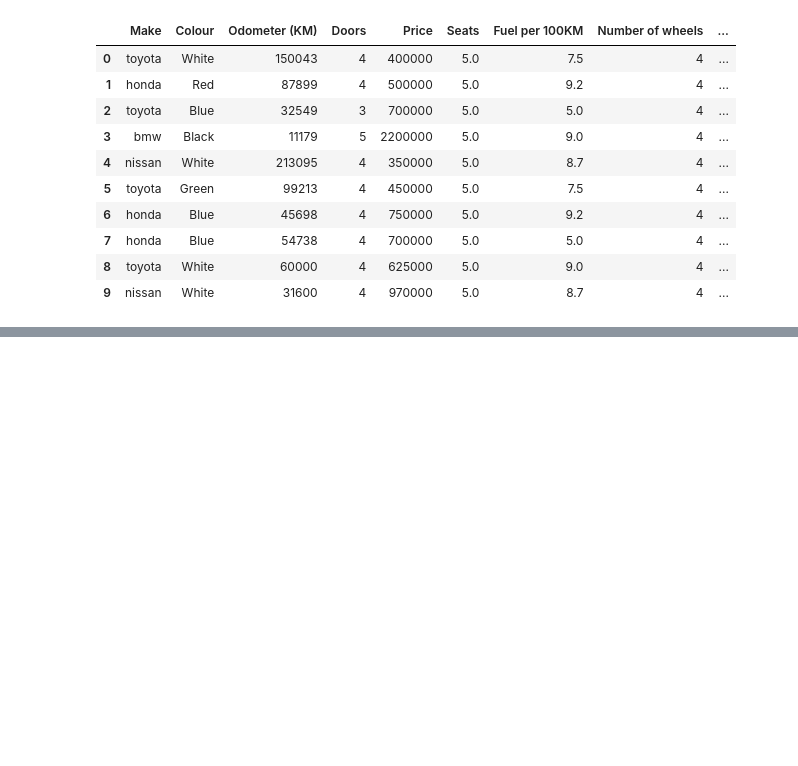
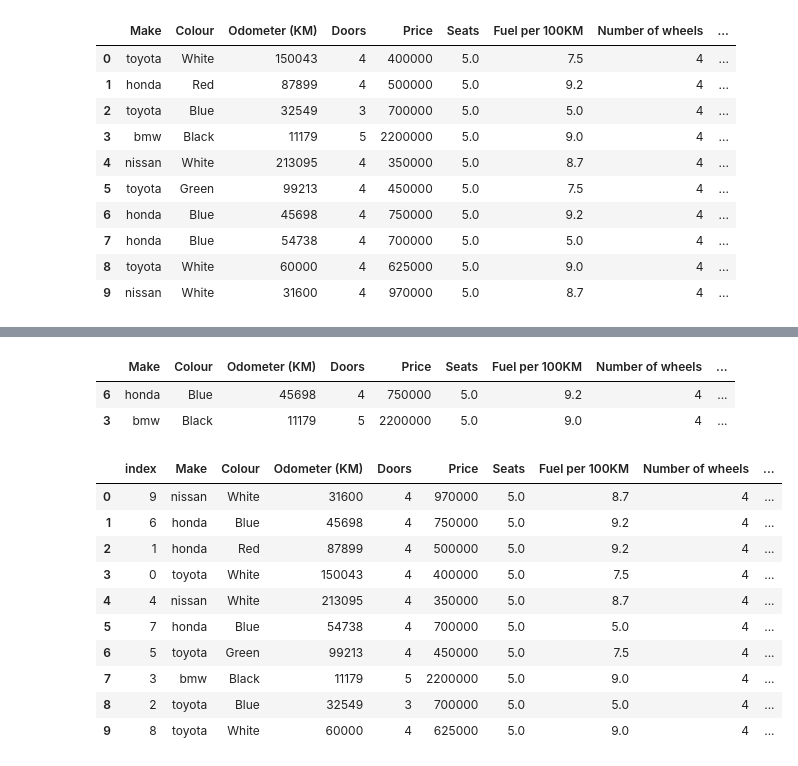
Before and after one commit to Rdpm0509/ztm_ai_ml_datascience, a Jupyter notebook: introduction-to-pandas.ipynb, the cells around one changed output, grey strips where cells are left out. Saved outputs shown, nothing was run; the diff lists cells and outputs as text; code cells hidden in the pictures; blank space fills up the shorter version.

Commit message:
manipulating data part 3

```diff
--- a/introduction-to-pandas.ipynb
+++ b/introduction-to-pandas.ipynb
@@ -529,0 +532,4 @@ car_sales
+# %%
+# Let's shuffle a fraction of the data (or csv data, or dataframe, or sample) we have
+car_sales_shuffled = car_sales.sample(frac=1)
+car_sales_shuffled
@@ -529,0 +548,24 @@ car_sales
+# %%
+# Let's consider only 20% of the data. Sometimes if your dataset is large enough it is a best practice to get a smaller version
+car_sales_shuffled.sample(frac=0.2)
+# %% [output]
+|  | Make | Colour | Odometer (KM) | Doors | Price | Seats | Fuel per 100KM | Number of wheels | ... |
+| 6 | honda | Blue | 45698 | 4 | 750000 | 5.0 | 9.2 | 4 | ... |
+| 3 | bmw | Black | 11179 | 5 | 2200000 | 5.0 | 9.0 | 4 | ... |
+# %%
+# Let's reset the index
+# notice that the first column is ordered
+# the second column corresponds to the shuffled data
+car_sales_shuffled.reset_index()
+# %% [output]
+|  | index | Make | Colour | Odometer (KM) | Doors | Price | Seats | Fuel per 100KM | Number of wheels | ... |
+| 0 | 9 | nissan | White | 31600 | 4 | 970000 | 5.0 | 8.7 | 4 | ... |
+| 1 | 6 | honda | Blue | 45698 | 4 | 750000 | 5.0 | 9.2 | 4 | ... |
+| 2 | 1 | honda | Red | 87899 | 4 | 500000 | 5.0 | 9.2 | 4 | ... |
+| 3 | 0 | toyota | White | 150043 | 4 | 400000 | 5.0 | 7.5 | 4 | ... |
+| 4 | 4 | nissan | White | 213095 | 4 | 350000 | 5.0 | 8.7 | 4 | ... |
+| 5 | 7 | honda | Blue | 54738 | 4 | 700000 | 5.0 | 5.0 | 4 | ... |
+| 6 | 5 | toyota | Green | 99213 | 4 | 450000 | 5.0 | 7.5 | 4 | ... |
+| 7 | 3 | bmw | Black | 11179 | 5 | 2200000 | 5.0 | 9.0 | 4 | ... |
+| 8 | 2 | toyota | Blue | 32549 | 3 | 700000 | 5.0 | 5.0 | 4 | ... |
+| 9 | 8 | toyota | White | 60000 | 4 | 625000 | 5.0 | 9.0 | 4 | ... |
```
Also changed, not shown: parts of 4 cells of this notebook.
